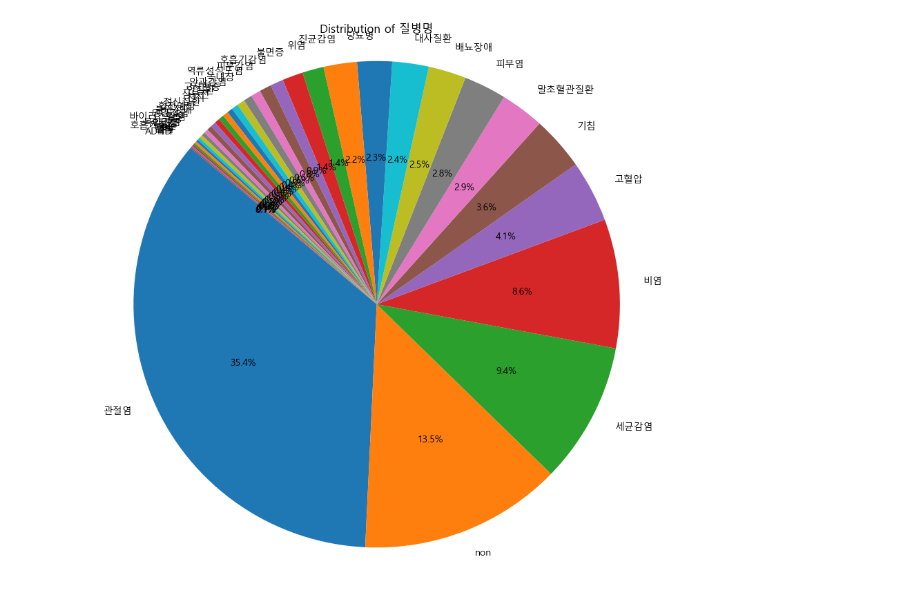
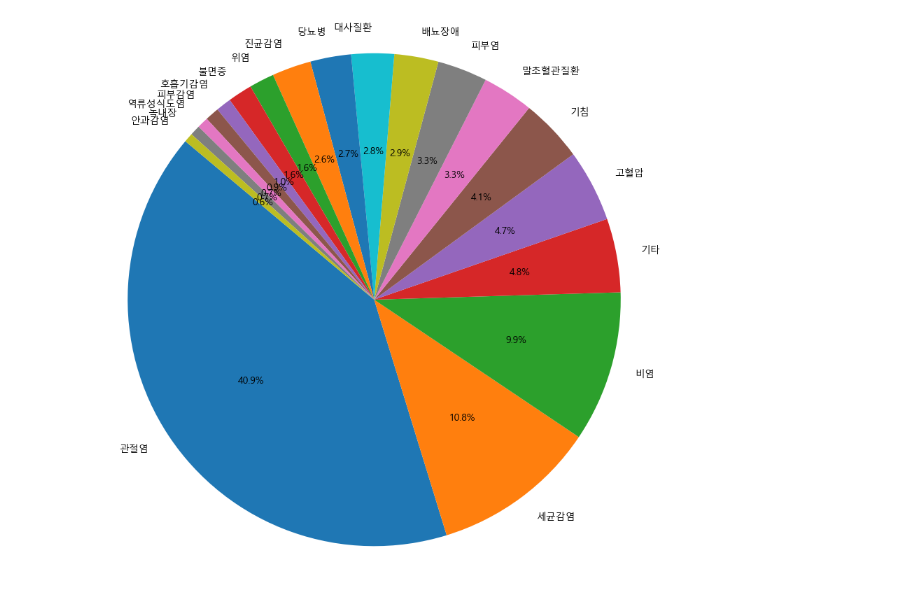
Before and after one commit to YnexKimdoyeon/SMU_ML_PROJECT, a Jupyter notebook: predict_diagnosis/pie_chart.ipynb, the cells around one changed output. Drawn from its saved outputs; the diff is of its cells as text; code cells hidden in the pictures.

Commit message:
FIX count disease types

```diff
--- a/predict_diagnosis/pie_chart.ipynb
+++ b/predict_diagnosis/pie_chart.ipynb
@@ -35,0 +14,8 @@ Name: proportion, dtype: float64
+# %%
+df = df[df['질병명'] != 'non']
+main_diseases = disease_counts[disease_counts >= 1000].index
+df['질병명'] = df['질병명'].apply(lambda x: x if x in main_diseases else '기타')
+print(f"질병분류 갯수: {df['질병명'].nunique()}")
+print(df['질병명'].value_counts())
+
+disease_counts = df['질병명'].value_counts()
@@ -36,9 +40,8 @@ Name: proportion, dtype: float64
 # %%
 #파이차트 그리기
 plt.figure(figsize=(10, 10))
 plt.pie(disease_counts, labels=disease_counts.index, autopct='%1.1f%%', startangle=140)
-plt.title('Distribution of 질병명')
 plt.axis('equal')
 plt.show()
 # %% [output]
-[figure, old version]
+[figure, new version]
```
Also changed, not shown: parts of 2 cells of this notebook.
